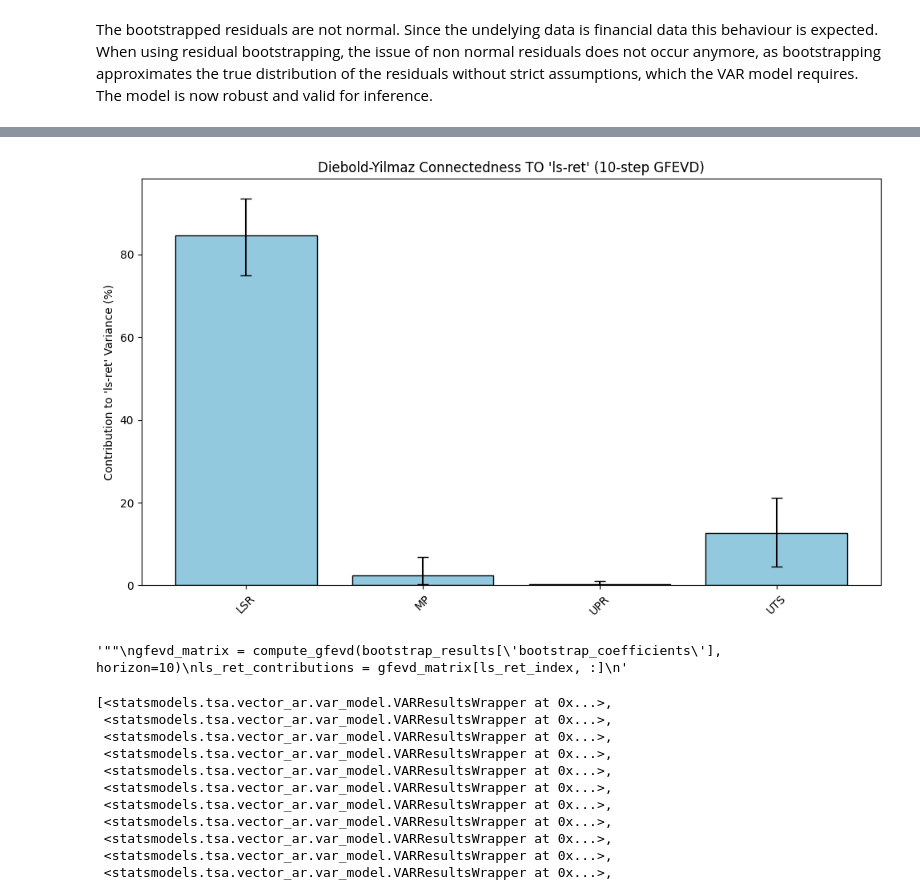
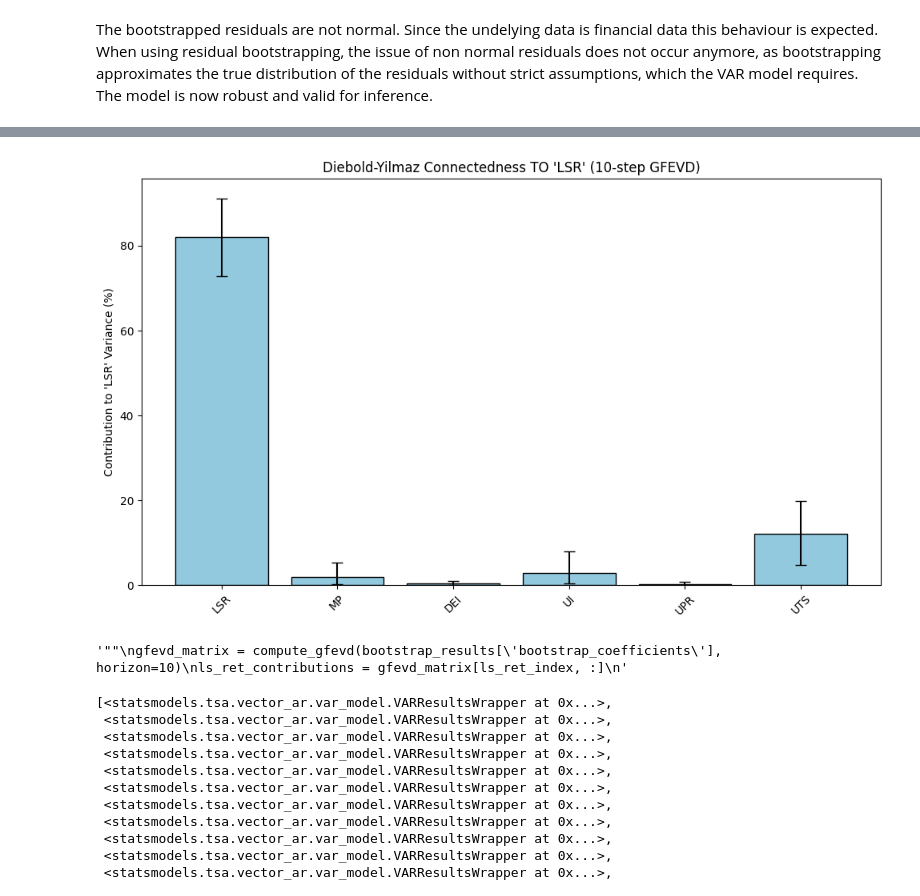
Before and after one commit to justusschenk/valueinvesting, a Jupyter notebook: Regression.ipynb, the cells around one changed output, grey strips where cells are left out. Saved outputs shown, nothing was run; the diff lists cells and outputs as text; code cells hidden in the pictures.

```diff
--- a/Regression.ipynb
+++ b/Regression.ipynb
@@ -235,7 +112,12 @@ best_model = max(fit, key=lambda x: x["likelihood"])
 print("Bestes Modell:")
 print(best_model)
 """
-model = ARIMA(inflation, order=(7,0,4)) #Orders derived from test
-inflation_fit = model.fit()
-inflation_fit.summary()
+model = ARIMA(inflation_pct, order=(7,0,4)) #Orders derived from test
+inflation_fit = model.fit(cov_type="robust")
+print(inflation_fit.summary())
+
+expected_inflation = inflation_fit.fittedvalues
+expected_inflation
+
+unexpected_inflation = inflation_pct - expected_inflation
 # %% [output]
@@ -414,10 +383,10 @@ VAR Model where the time series were derived from the paper of Nai-Fu Chen et al
 # %%
 from statsmodels.tsa.api import VAR
 
-VAR_list = [ls_returns, MP, UPR.diff(), UTS]
+VAR_list = [ls_returns, MP, DEI, unexpected_inflation, UPR.diff(), UTS]
 VAR_list = [squeeze if isinstance(squeeze, pd.Series) else squeeze.squeeze() for squeeze in VAR_list]
 
-for s, name in zip(VAR_list, ['LSR','MP', 'UPR', 'UTS']):
+for s, name in zip(VAR_list, ['LSR','MP', 'DEI', 'UI', 'UPR', 'UTS']):
     s.name = name
 
 VAR_data = pd.concat(VAR_list, axis=1, join="inner").dropna()
@@ -1942,42 +1895,36 @@ def compute_gfevd(var_result, horizon=10):
     # Normalize rows to sum to 1
     fevd_normalized = fevd / fevd.sum(axis=1)[:, None]
     return fevd_normalized
 
 for fit in bootstrap_results['bootstrap_fits']:
     try:
         g = compute_gfevd(fit, horizon=10)
         gfevd_bootstrap.append(g)
     except Exception as e:
         continue
 
 ls_ret_index = fit.names.index('LSR')
 ls_ret_contribs = [g[ls_ret_index] for g in gfevd_bootstrap]
 ls_ret_contribs = np.array(ls_ret_contribs)  # shape: (n_bootstrap, n_vars)
 
 mean_contrib = np.mean(ls_ret_contribs, axis=0)
 ci_lower = np.percentile(ls_ret_contribs, 2.5, axis=0)
 ci_upper = np.percentile(ls_ret_contribs, 97.5, axis=0)
 
 labels = fit.names
 
 plt.figure(figsize=(10, 6))
 sns.barplot(x=labels, y=mean_contrib*100, color='skyblue', edgecolor='k')
 plt.errorbar(x=np.arange(len(labels)), y=mean_contrib*100,
              yerr=[(mean_contrib - ci_lower)*100, (ci_upper - mean_contrib)*100],
              fmt='none', ecolor='black', capsize=5)
-plt.ylabel("Contribution to 'ls-ret' Variance (%)")
-plt.title("Diebold-Yilmaz Connectedness TO 'ls-ret' (10-step GFEVD)")
+plt.ylabel("Contribution to 'LSR' Variance (%)")
+plt.title("Diebold-Yilmaz Connectedness TO 'LSR' (10-step GFEVD)")
 plt.xticks(rotation=45)
 plt.tight_layout()
 plt.show()
-
-
-"""""
-gfevd_matrix = compute_gfevd(bootstrap_results['bootstrap_coefficients'], horizon=10)
-ls_ret_contributions = gfevd_matrix[ls_ret_index, :]
-"""
 # %% [output]
-[figure, old version]
+[figure, new version]
 '""\ngfevd_matrix = compute_gfevd(bootstrap_results[\'bootstrap_coefficients\'], horizon=10)\nls_ret_contributions = gfevd_matrix[ls_ret_index, :]\n'
 # %%
 bootstrap_results['bootstrap_fits']
```
Also changed, not shown: parts of 14 cells of this notebook, 2 other files.
